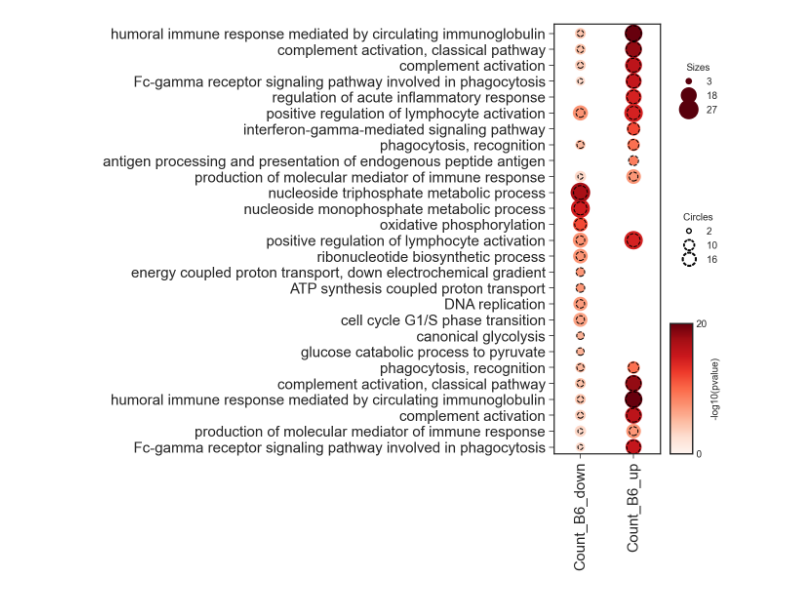
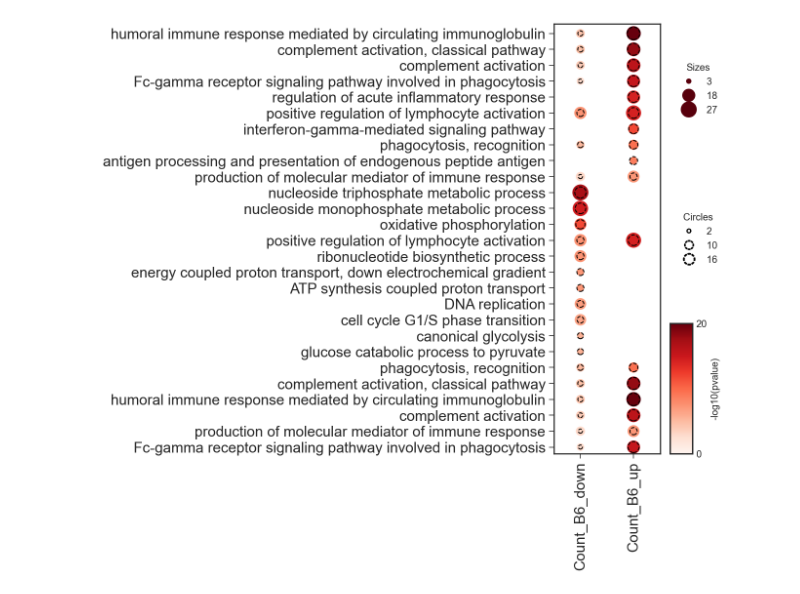
Before and after one commit to jefferyUstc/python-dotplot, a Jupyter notebook: tutorial/tutorials.ipynb, the cells around one changed output. Saved outputs shown, nothing was run; the diff lists cells and outputs as text; code cells hidden in the pictures.

Commit message:
add param for fined figure control & update tutorial

```diff
--- a/tutorial/tutorials.ipynb
+++ b/tutorial/tutorials.ipynb
@@ -33,5 +40,5 @@ See the caveats in the documentation: https://pandas.pydata.org/pandas-docs/stab
 # %%
 dp = dotplot.DotPlot.parse_from_tidy_data(data, **dotplot.utils.DEFAULT_CLUSTERPROFILE_KEYS)
-sct = dp.plot(size_factor=15, cmap='Reds')
+sct = dp.plot(size_factor=10, cmap='Reds')
 # %% [output]
-[figure, old version]
+[figure, new version]
```
Also changed, not shown: parts of 4 cells of this notebook, 2 other files.
